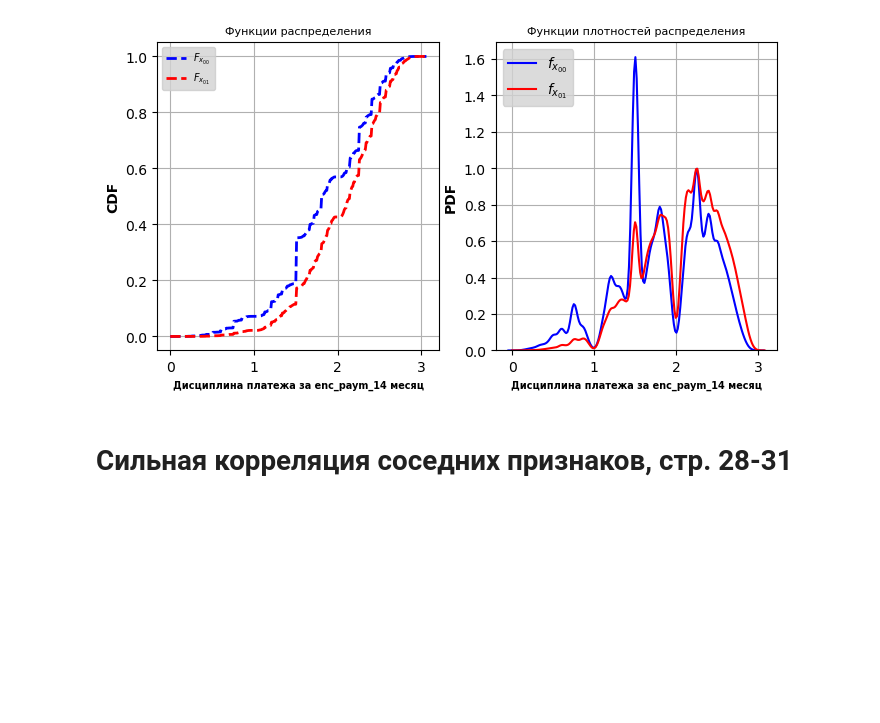
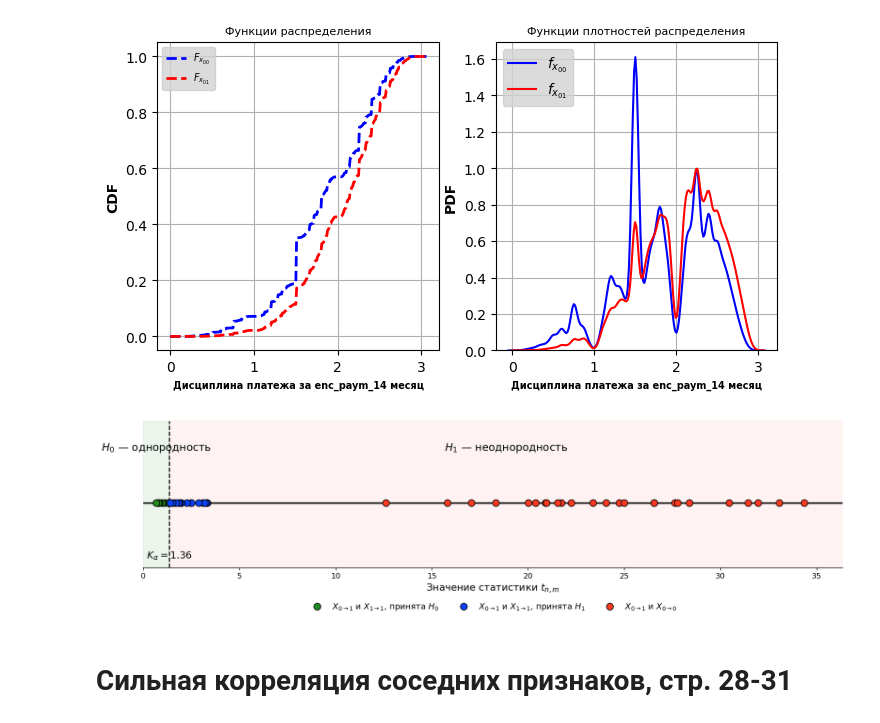
Before and after one commit to AlexanderUhmann/dak_tex, a Jupyter notebook: jupyter/1_dak_general_3_.ipynb, the cells around one changed output. Drawn from its saved outputs; the diff is of its cells as text; code cells hidden in the pictures; blank space fills up the shorter version.

Commit message:
График - однородность/неоднородность выборок

```diff
--- a/jupyter/1_dak_general_3_.ipynb
+++ b/jupyter/1_dak_general_3_.ipynb
@@ -486,6 +486,76 @@ ax2.set_title('Функции плотностей распределения',
 # %% [output]
 Text(0.5, 1.0, 'Функции плотностей распределения')
 [figure]
+# %%
+ks_anom_def = np.array([
+    1.65, 2.49, 3.09, 3.33, 3.29,
+    3.20, 2.88, 2.50, 2.28, 2.00,
+    1.90, 1.85, 1.72, 1.53, 1.41,
+    1.31, 1.17, 1.03, 0.99, 0.84,
+    0.79, 0.80, 0.80, 0.80, 0.68
+])
+
+ks_anom_nodef = np.array([
+    61.40, 72.44, 62.21, 62.03, 63.85,
+    65.22, 67.04, 61.43, 56.28, 60.88,
+    68.11, 71.93, 74.84, 73.55, 70.92,
+    68.86, 68.26, 67.03, 65.48, 64.54,
+    62.74, 60.50, 58.80, 57.53, 53.10
+])
+
+k_alpha = 1.36
+a = 4.0
+b = 50.0
+compress = 0.12
+
+def x_map(x):
+    x = np.asarray(x, dtype=float)
+    out = x.copy()
+    gap = (b - a)
+    out[x > b] = a + compress*gap + (x[x > b] - b)
+    mid = (x > a) & (x <= b)
+    out[mid] = a + compress*(x[mid] - a)
+    return out
+
+x_def = x_map(ks_anom_def)
+x_nodef = x_map(ks_anom_nodef)
+x_k = x_map(np.array([k_alpha]))[0]
+
+mask_h0 = ks_anom_def < k_alpha
+mask_h1 = ks_anom_def > k_alpha
+x_left = 0
+x_right = x_map(np.array([ks_anom_nodef.max()]))[0] + 2
+fig, ax = plt.subplots(figsize=(14, 4), dpi=120)
+ax.hlines(0, x_left, x_right, color='black', linewidth=2)
+ax.axvline(x_k, color='black', linestyle='--', linewidth=1.5)
+ax.text(x_k, -0.16, r'$K_{\alpha}=1.36$', ha='center', va='top', fontsize=13)
+ax.text((x_left + x_k)/2, 0.18, r'$H_0$ — однородность', ha='center', fontsize=14)
+ax.text((x_k + x_right)/2, 0.18, r'$H_1$ — неоднородность', ha='center', fontsize=14)
+ax.axvspan(x_left, x_k, alpha=0.08, color='green')
+ax.axvspan(x_k, x_right, alpha=0.05, color='red')
+ax.scatter(x_def[mask_h0], np.zeros(mask_h0.sum()), s=80,
+           color='forestgreen', edgecolor='black', zorder=3,
+           label=r'$X_{0\to1}$ и $X_{1\to1}$, принята $H_0$')
+ax.scatter(x_def[mask_h1], np.zeros(mask_h1.sum()), s=80,
+           color='#0b43ff', edgecolor='black', zorder=3,
+           label=r'$X_{0\to1}$ и $X_{1\to1}$, принята $H_1$')
+ax.scatter(x_nodef, np.zeros(len(x_nodef)), s=80,
+           color='#ff3b22', edgecolor='black', zorder=3,
+           label=r'$X_{0\to1}$ и $X_{0\to0}$')
+ax.set_xlim(x_left, x_right)
+ax.set_ylim(-0.22, 0.28)
+ax.set_yticks([])
+ax.set_xlabel(r'Значение статистики $t_{n,m}$', fontsize=13)
+ax.spines['left'].set_visible(False)
+ax.spines['right'].set_visible(False)
+ax.spines['top'].set_visible(False)
+ax.grid(False)
+ax.legend(loc='lower center', bbox_to_anchor=(0.5, -0.35), ncol=3, frameon=False, fontsize=11)
+
+plt.tight_layout()
+plt.show()
+# %% [output]
+[figure, added]
 # %% [markdown]
 # Сильная корреляция соседних признаков, стр. 28-31
 # %%
```
